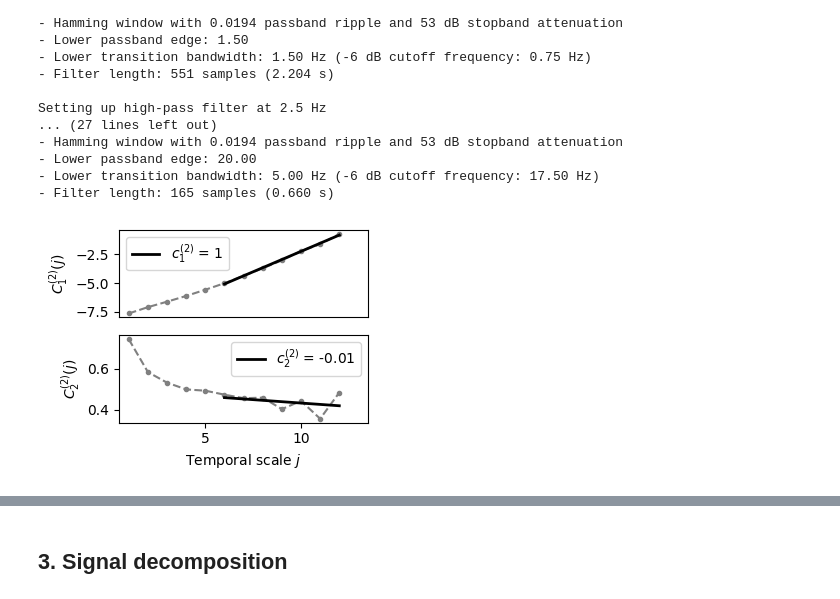
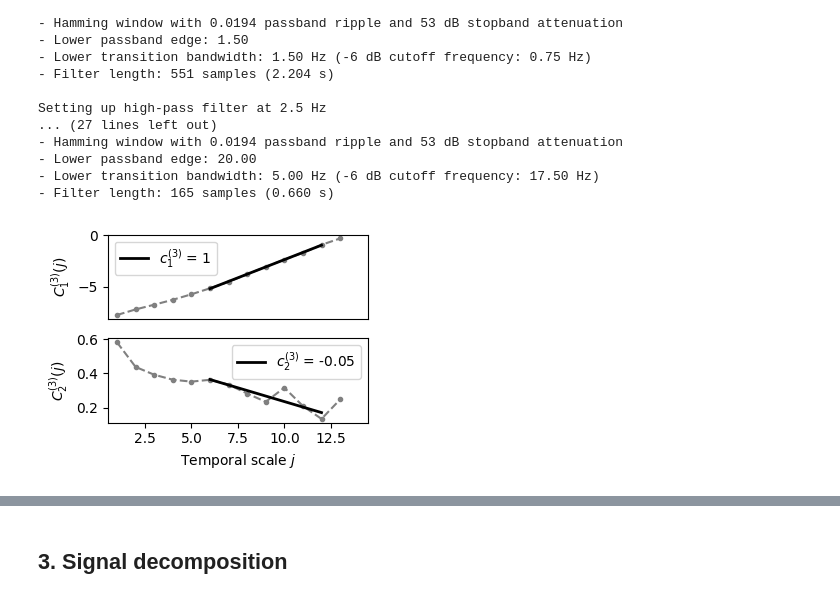
Before and after one commit to sbendimerad/mfa-internship, a Jupyter notebook: notebooks/01_synthetic_pipeline.ipynb, the cells around one changed output, grey strips where cells are left out. Drawn from its saved outputs; the diff is of its cells as text; code cells hidden in the pictures.

```diff
--- a/notebooks/01_synthetic_pipeline.ipynb
+++ b/notebooks/01_synthetic_pipeline.ipynb
@@ -104,10 +106,10 @@ Setting up high-pass filter at 2.5 Hz
 - Lower transition bandwidth: 5.00 Hz (-6 dB cutoff frequency: 17.50 Hz)
 - Filter length: 165 samples (0.660 s)
 # %%
-pwt = mfa(wavelet_analysis(mod["modulator"], 'db4').integrate(1).get_leaders(2), [(6, 12)])
+pwt = mfa(wavelet_analysis(mod["modulator"], 'db2').integrate(1).get_leaders(3), [(6, 12)])
 pwt.cumulants.plot()
 # %% [output]
-[figure, old version]
+[figure, new version]
 # %%
 # Prepare data
 signal_dicts = [pure, mrw_modulated, mrw_with_fbm]
```
Also changed, not shown: parts of 16 cells of this notebook, 25 other files.
